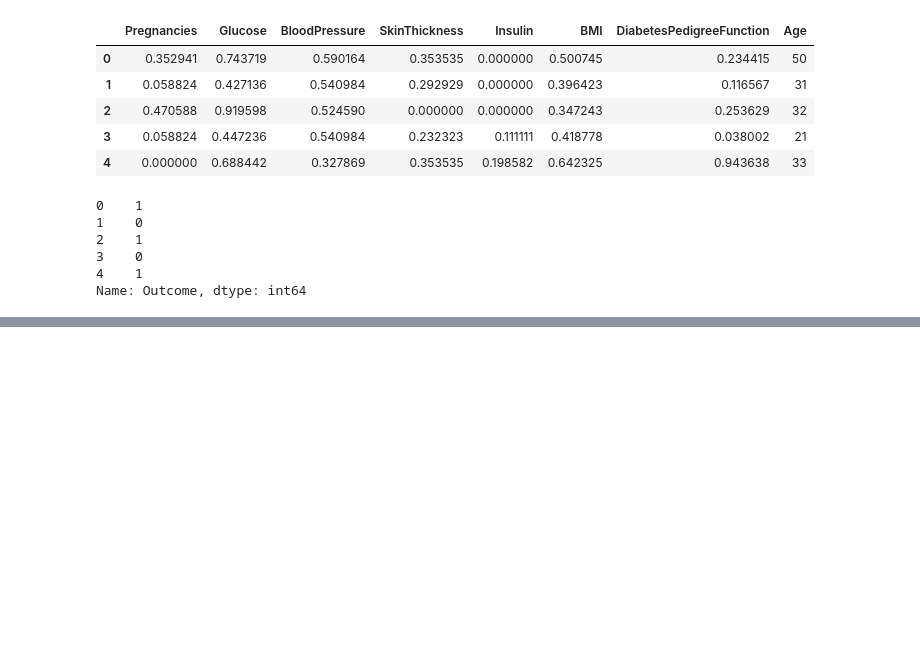
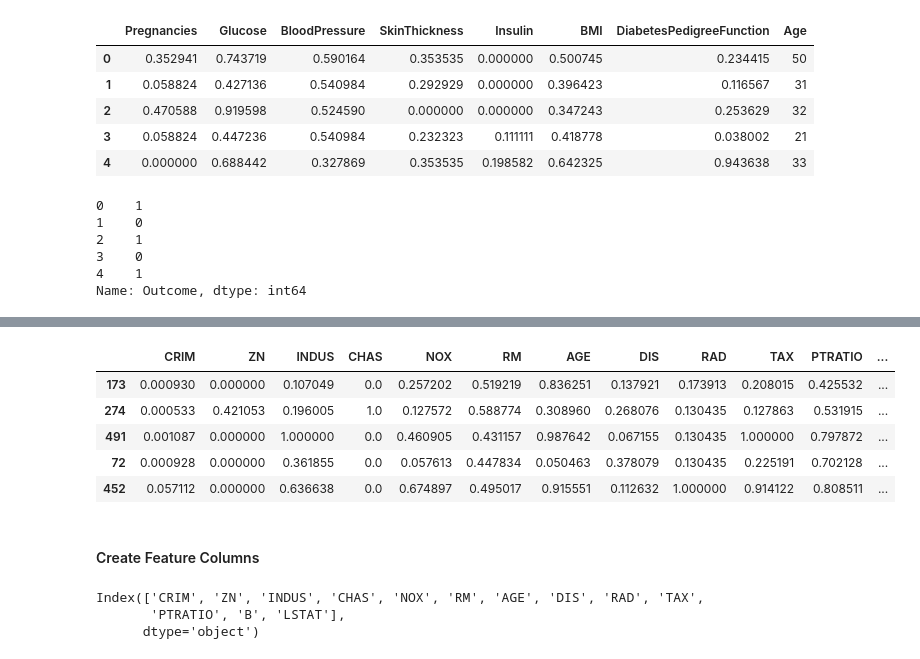
Before and after one commit to jatinj615/tensorflow_neural_nets, a Jupyter notebook: tensorflow_regression.ipynb, the cells around one changed output, grey strips where cells are left out. Drawn from its saved outputs; the diff is of its cells as text; code cells hidden in the pictures; blank space fills up the shorter version.

```diff
--- a/tensorflow_regression.ipynb
+++ b/tensorflow_regression.ipynb
@@ -250,0 +451,19 @@ X_train, X_test, y_train, y_test = train_test_split(X, y, test_size = 0.3, rando
+# %%
+X_test = pd.DataFrame(data=scaler.transform(X_test), columns=X_test.columns, index=X_test.index)
+# %%
+X_test.head()
+# %% [output]
+|  | CRIM | ZN | INDUS | CHAS | NOX | RM | AGE | DIS | RAD | TAX | PTRATIO | ... |
+| 173 | 0.000930 | 0.000000 | 0.107049 | 0.0 | 0.257202 | 0.519219 | 0.836251 | 0.137921 | 0.173913 | 0.208015 | 0.425532 | ... |
+| 274 | 0.000533 | 0.421053 | 0.196005 | 1.0 | 0.127572 | 0.588774 | 0.308960 | 0.268076 | 0.130435 | 0.127863 | 0.531915 | ... |
+| 491 | 0.001087 | 0.000000 | 1.000000 | 0.0 | 0.460905 | 0.431157 | 0.987642 | 0.067155 | 0.130435 | 1.000000 | 0.797872 | ... |
+| 72 | 0.000928 | 0.000000 | 0.361855 | 0.0 | 0.057613 | 0.447834 | 0.050463 | 0.378079 | 0.130435 | 0.225191 | 0.702128 | ... |
+| 452 | 0.057112 | 0.000000 | 0.636638 | 0.0 | 0.674897 | 0.495017 | 0.915551 | 0.112632 | 1.000000 | 0.914122 | 0.808511 | ... |
+# %% [markdown]
+#### Create Feature Columns
+# %%
+X_test.columns
+# %% [output]
+Index(['CRIM', 'ZN', 'INDUS', 'CHAS', 'NOX', 'RM', 'AGE', 'DIS', 'RAD', 'TAX',
+       'PTRATIO', 'B', 'LSTAT'],
+      dtype='object')
```
Also changed, not shown: parts of 50 cells of this notebook.
